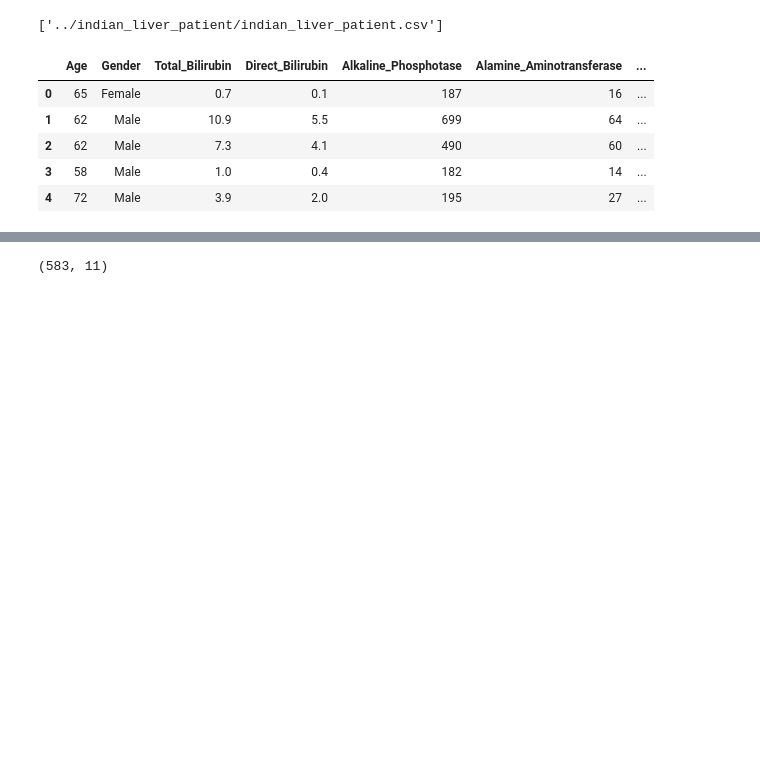
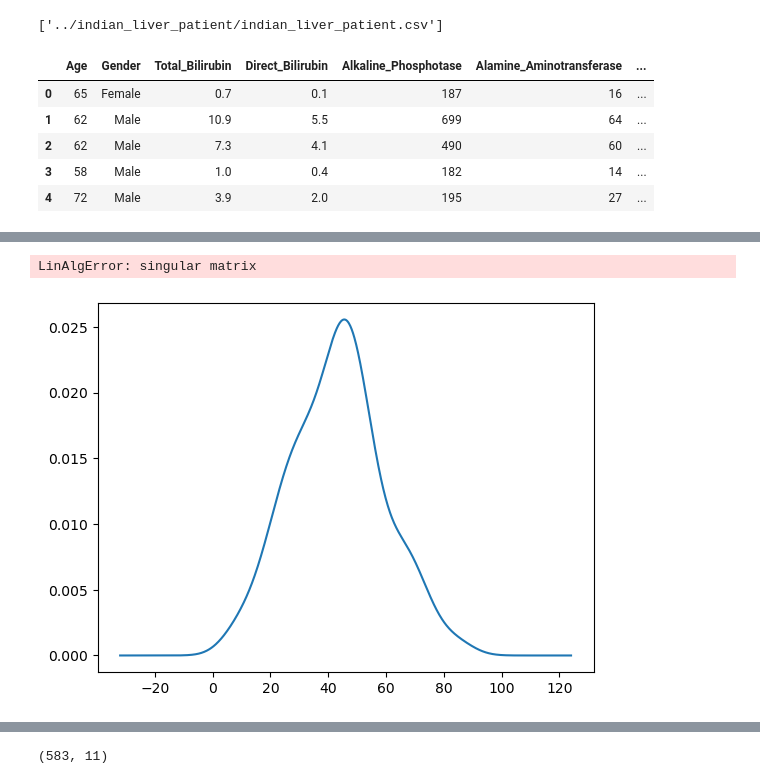
Before and after one commit to pinoden/indian_liver_patient, a Jupyter notebook: indian_liver_patient.ipynb, the cells around one changed output, grey strips where cells are left out. Drawn from its saved outputs; the diff is of its cells as text; code cells hidden in the pictures; blank space fills up the shorter version.

```diff
--- a/indian_liver_patient.ipynb
+++ b/indian_liver_patient.ipynb
@@ -46,0 +54,5 @@ my_data.head()
+# %%
+my_data.groupby('Gender').plot(kind='kde')
+# %% [output]
+LinAlgError: singular matrix
+[figure, added]
```
Also changed, not shown: parts of 29 cells of this notebook.
